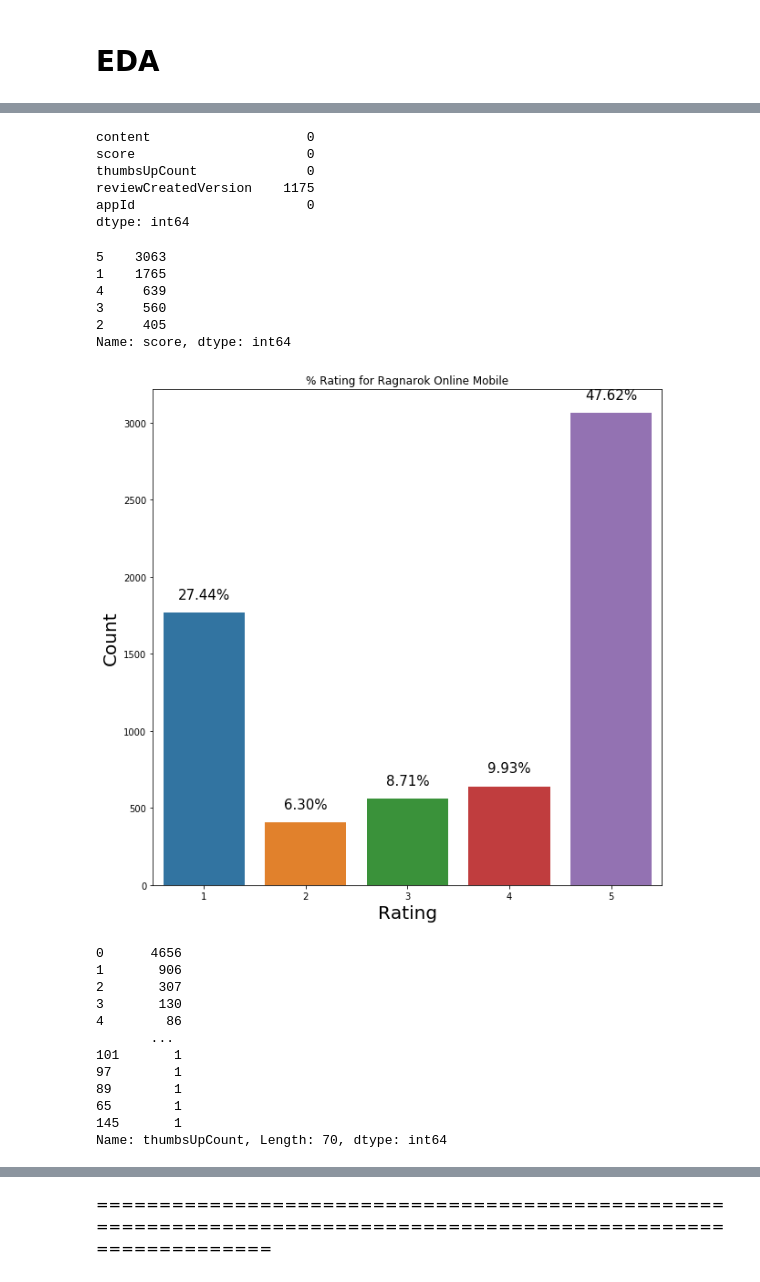
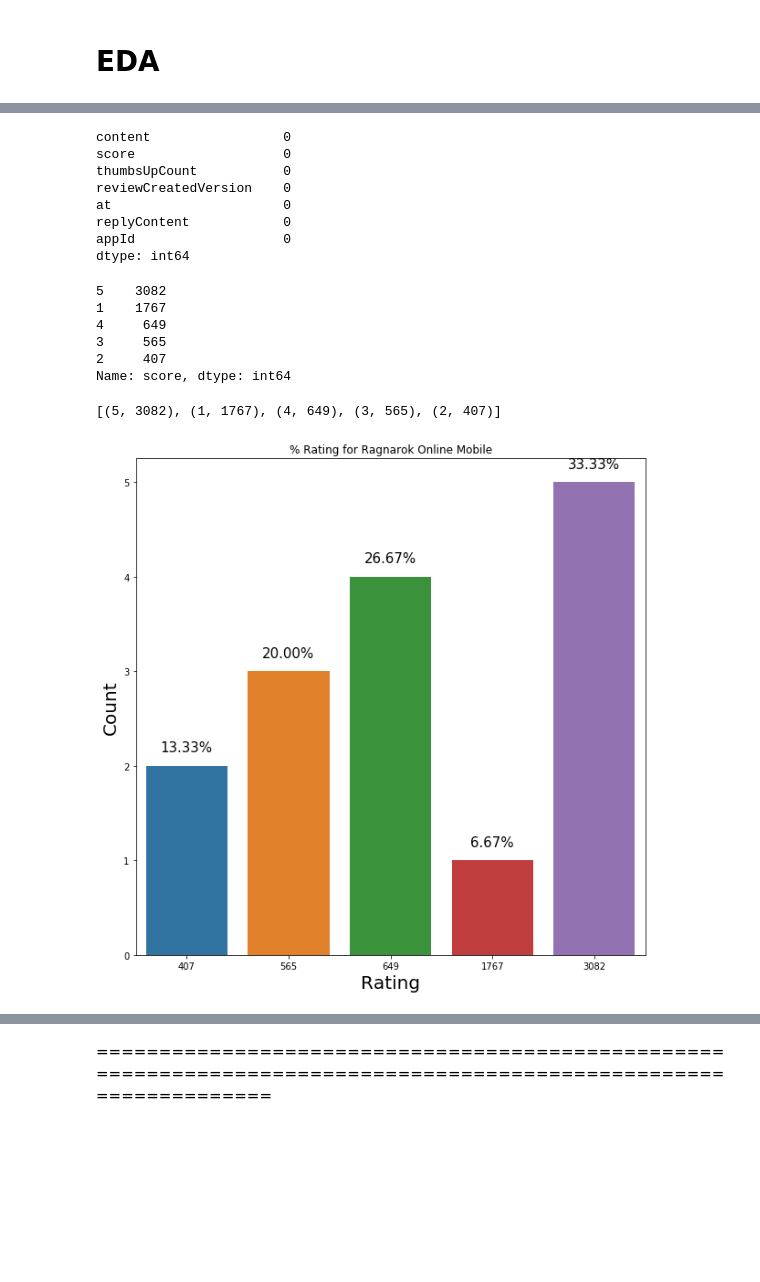
Before and after one commit to Moses-Lin/romreview, a Jupyter notebook: EDA.ipynb, the cells around one changed output, grey strips where cells are left out. Cells and saved outputs as stored; diff of their text form; code cells hidden in the pictures; blank space fills up the shorter version.

```diff
--- a/EDA.ipynb
+++ b/EDA.ipynb
@@ -71,0 +87,9 @@ df
+# %%
+df['content'] = df['content'].astype('string')
+df['score'] = df['score'].astype('int')
+df['thumbsUpCount'] = df['thumbsUpCount'].astype('int')
+df['reviewCreatedVersion'] = df['reviewCreatedVersion'].astype('string')
+df['at'] = df['at'].astype('string')
+df['replyContent'] = df['replyContent'].astype('string')
+df['appId'] = df['appId'].astype('string')
+df.dtypes
@@ -74,18 +107,20 @@ df
 
 df.isna().sum()
 # %% [output]
-content                    0
-score                      0
-thumbsUpCount              0
-reviewCreatedVersion    1175
-appId                      0
+content                 0
+score                   0
+thumbsUpCount           0
+reviewCreatedVersion    0
+at                      0
+replyContent            0
+appId                   0
 dtype: int64
 # %%
 df['score'].value_counts()
 # %% [output]
-5    3063
-1    1765
-4     639
-3     560
-2     405
+5    3082
+1    1767
+4     649
+3     565
+2     407
 Name: score, dtype: int64
@@ -100,38 +127,31 @@ total = count1 + count2 + count3 + count4 + count5
+# %%
+scorecount = Counter(df['score'])
+scorecount.most_common(5)
+# %% [output]
+[(5, 3082), (1, 1767), (4, 649), (3, 565), (2, 407)]
 # %%
 # Plotting distribution of ratings out of all the reviews
 # Interestingly, it is very similar to overall rating distribution across all top mobile games.
 
+
+xaxis = [val[1] for val in scorecount.most_common(5)]
+yaxis = [val[0] for val in scorecount.most_common(5)]
+
 plt.figure(figsize=(10,10))
-
-xaxis = ['1', '2', '3', '4', '5']
-yaxis = [count1, count2, count3, count4, count5]
 ax = sns.barplot(xaxis, yaxis)
 
 plt.title('% Rating for Ragnarok Online Mobile')
 plt.ylabel('Count', fontsize = 20)
 plt.xlabel('Rating', fontsize = 20)
 
 
 for p in ax.patches:
-             ax.annotate("%.2f" % (p.get_height()*100/total)+'%', (p.get_x() + p.get_width() / 2., p.get_height()),
+             ax.annotate("%.2f" % (p.get_height()*100/sum(yaxis))+'%', (p.get_x() + p.get_width() / 2., p.get_height()),
                  ha='center', va='center', fontsize=15, color='black', xytext=(0, 20),
                  textcoords='offset points')
 # %% [output]
-[figure, old version]
+[figure, new version]
 # %%
 df['thumbsUpCount'].value_counts()
-# %% [output]
-0      4656
-1       906
-2       307
-3       130
-4        86
-       ...
-101       1
-97        1
-89        1
-65        1
-145       1
-Name: thumbsUpCount, Length: 70, dtype: int64
 # %%
 df['reviewCreatedVersion'].value_counts()
```
Also changed, not shown: parts of 37 cells of this notebook.
